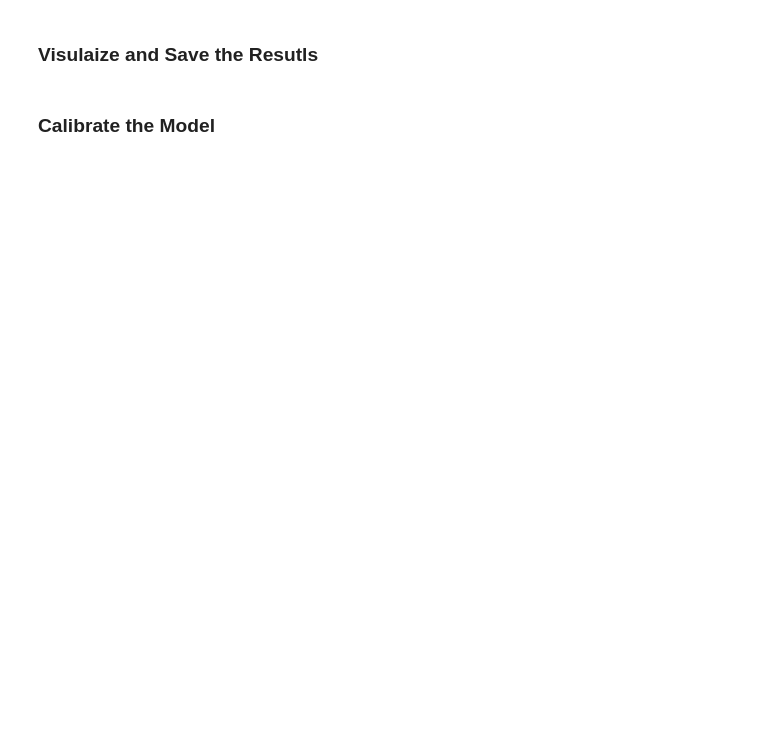
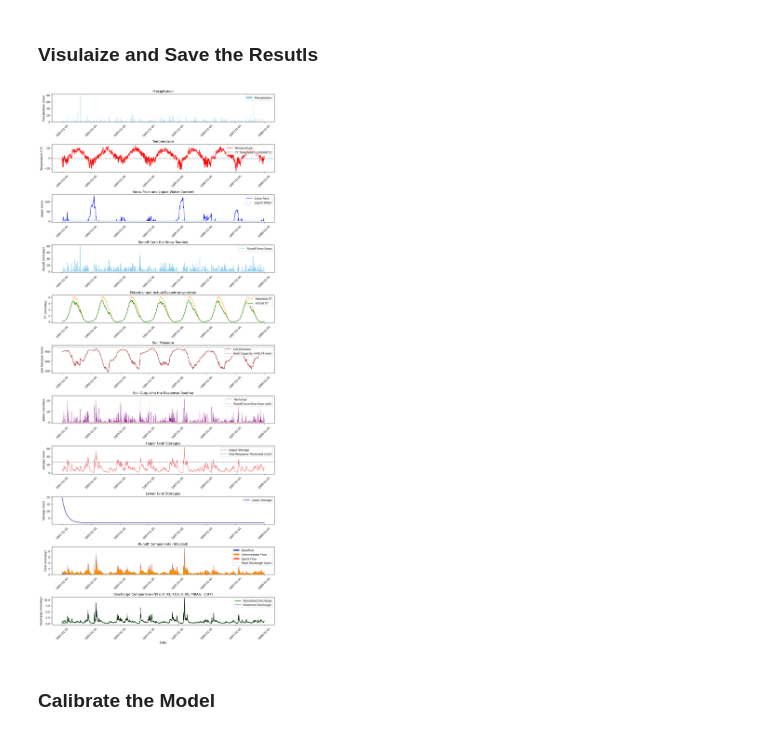
Before and after one commit to abdallaox/HBV_python_implementation, a Jupyter notebook: quick_start_guide.ipynb, the cells around one changed output. Cells and saved outputs as stored; diff of their text form; code cells hidden in the pictures; blank space fills up the shorter version.

```diff
--- a/quick_start_guide.ipynb
+++ b/quick_start_guide.ipynb
@@ -151,13 +150,15 @@ Correlation: 0.684
 ### Visulaize and Save the Resutls
 # %%
 # 6. Visualize results
-#model_calibration.plot_results(output_file='./figures/model_results_before_Calibration.png')
+model_calibration.plot_results(output_file=None)
 
 #7. Save results to CSV (optional)
 # model_calibration.save_results("./results/hbv_uncalibrated_results.csv")
 
 # Save the model for later use
 # model_calibration.save_model('./models/ubnb_uncalibrated')
+# %% [output]
+[figure, added]
 # %% [markdown]
 ### Calibrate the Model
 # %%
```
Also changed, not shown: parts of 7 cells of this notebook, 4 other files.
